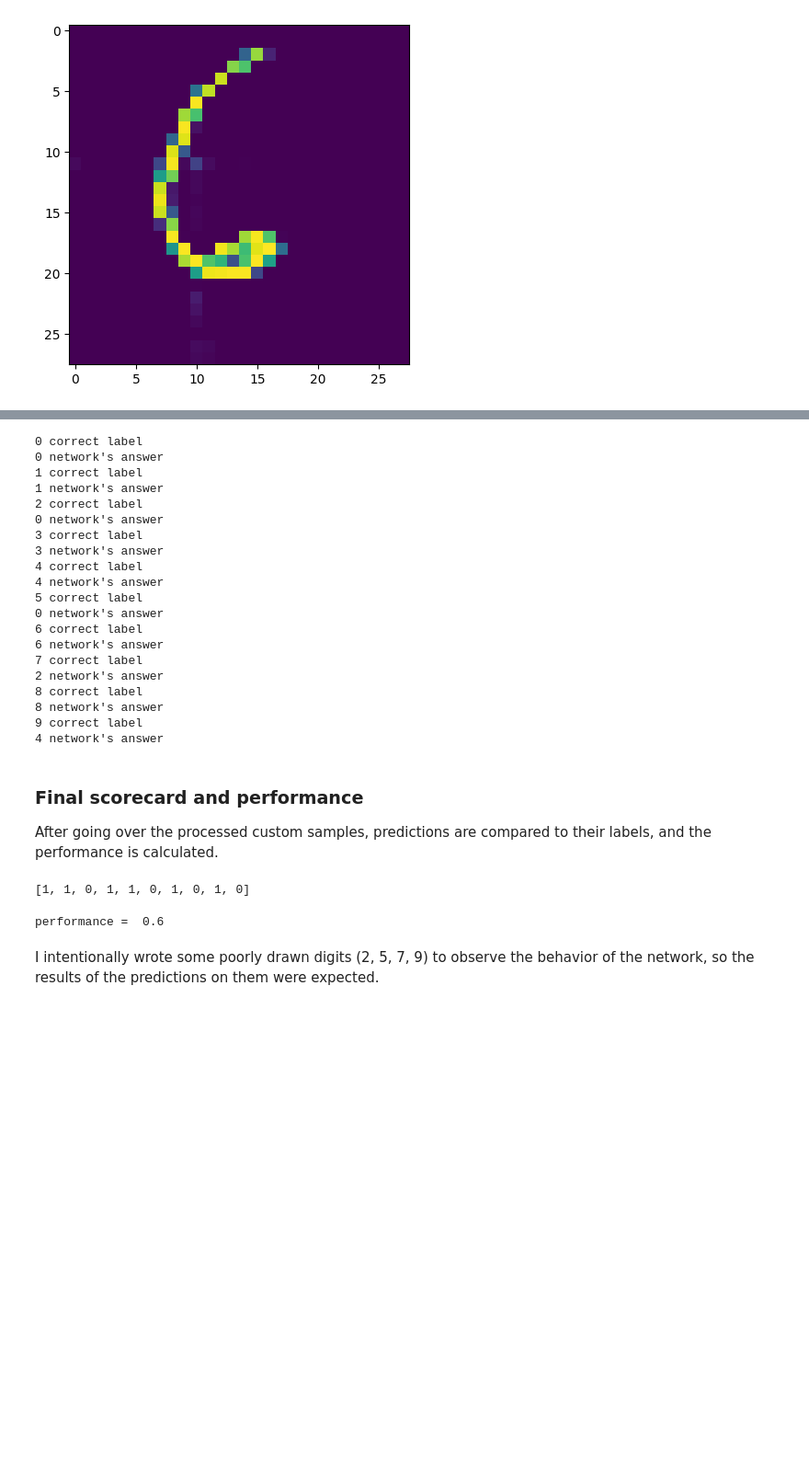
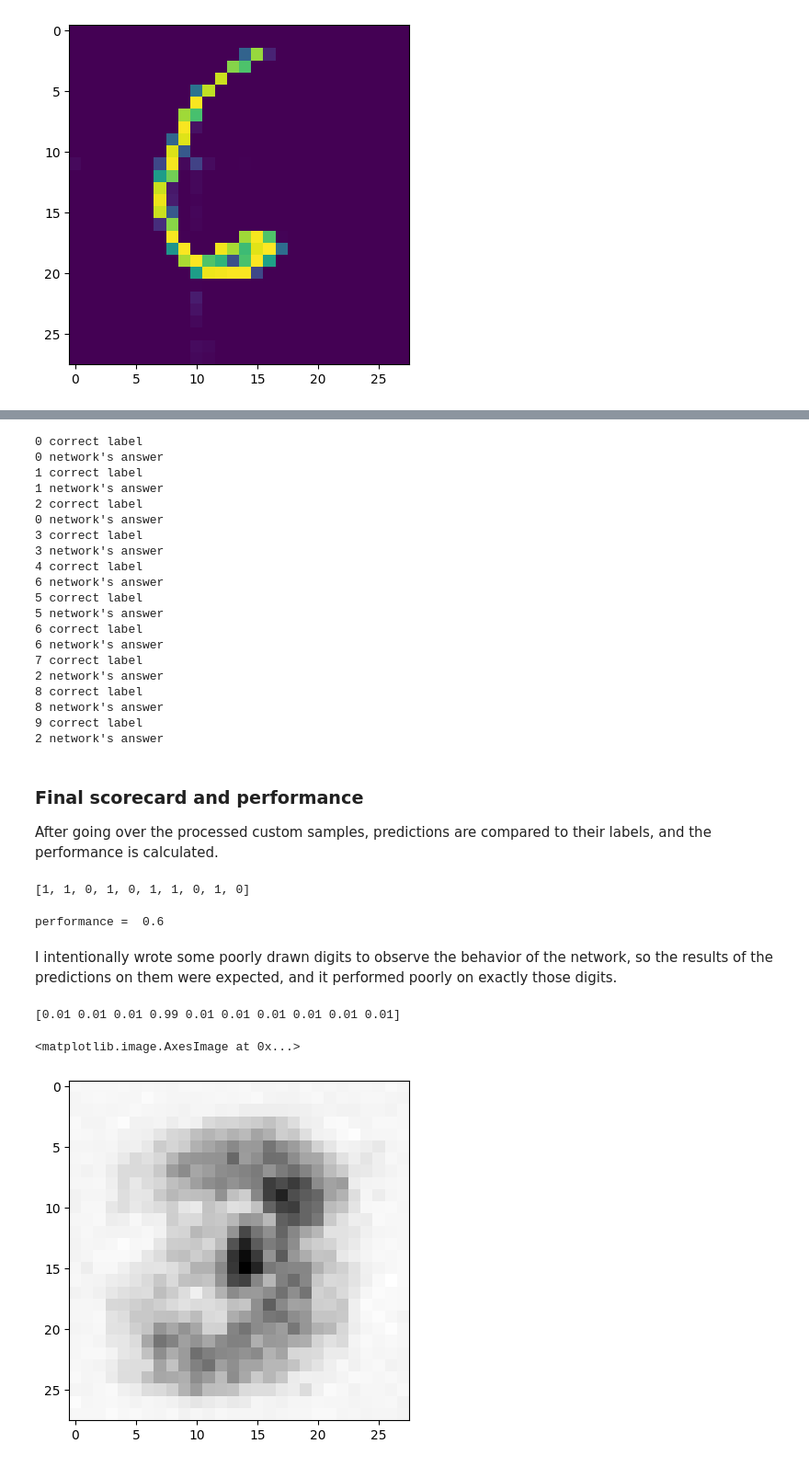
Before and after one commit to ajananias/neural_network, a Jupyter notebook: myoneuralnetwork.ipynb, the cells around one changed output, grey strips where cells are left out. Shown at 92% size. Saved outputs shown, nothing was run; the diff lists cells and outputs as text; code cells hidden in the pictures; blank space fills up the shorter version.

Commit message:
added backquery method

```diff
--- a/myoneuralnetwork.ipynb
+++ b/myoneuralnetwork.ipynb
@@ -66,7 +66,7 @@ training_data_list = training_data_file.readlines()
 training_data_file.close()
 # %%
 # train the network
-epochs = 7
+epochs = 5
 for e in range(epochs):
     for record in training_data_list:
         all_values = record.split(',')
@@ -236,9 +234,9 @@ for record in own_dataset:
 3 correct label
 3 network's answer
 4 correct label
-4 network's answer
+6 network's answer
 5 correct label
-0 network's answer
+5 network's answer
 6 correct label
 6 network's answer
 7 correct label
@@ -246,14 +244,14 @@ for record in own_dataset:
 8 correct label
 8 network's answer
 9 correct label
-4 network's answer
+2 network's answer
 # %% [markdown]
 ### Final scorecard and performance
 After going over the processed custom samples, predictions are compared to their labels, and the performance is calculated.
 # %%
 print(scorecard)
 # %% [output]
-[1, 1, 0, 1, 1, 0, 1, 0, 1, 0]
+[1, 1, 0, 1, 0, 1, 1, 0, 1, 0]
 # %%
 # Calculate the performance score
 scorecard_array = np.asarray(scorecard)
@@ -261,4 +259,24 @@ print("performance = ", scorecard_array.sum()/scorecard_array.size)
 # %% [output]
 performance =  0.6
 # %% [markdown]
-I intentionally wrote some poorly drawn digits (2, 5, 7, 9) to observe the behavior of the network, so the results of the predictions on them were expected.
+I intentionally wrote some poorly drawn digits to observe the behavior of the network, so the results of the predictions on them were expected, and it performed poorly on exactly those digits.
+# %%
+# run the network backwards, this means that given a label, it will produce an image of what it thinks that label looks like
+
+# tested label
+label = 3
+# create the output signals for this label with this format [0.01, 0.01, ..., 0.99, ..., 0.01], with 0.99 at the position of the label
+targets = np.zeros(output_nodes) + 0.01
+# all_values[0], the first value in the complete image data record is the target label
+targets[label] = 0.99
+print(targets)
+
+# get image data
+image_data = n.backquery(targets)
+
+# plot image data
+plt.imshow(image_data.reshape(28,28), cmap='Greys', interpolation='None')
+# %% [output]
+[0.01 0.01 0.01 0.99 0.01 0.01 0.01 0.01 0.01 0.01]
+<matplotlib.image.AxesImage at 0x...>
+[figure, added]
```
Also changed, not shown: parts of 4 cells of this notebook, 1 other file.
